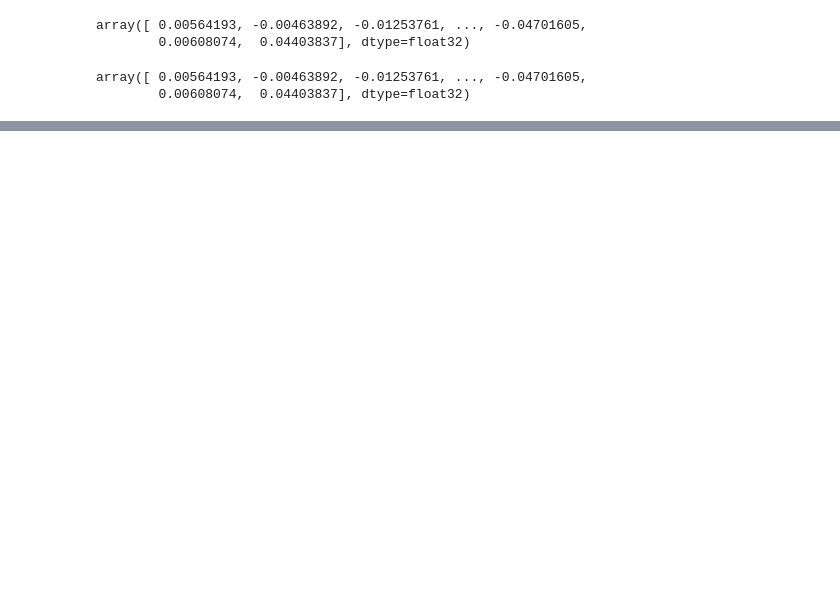
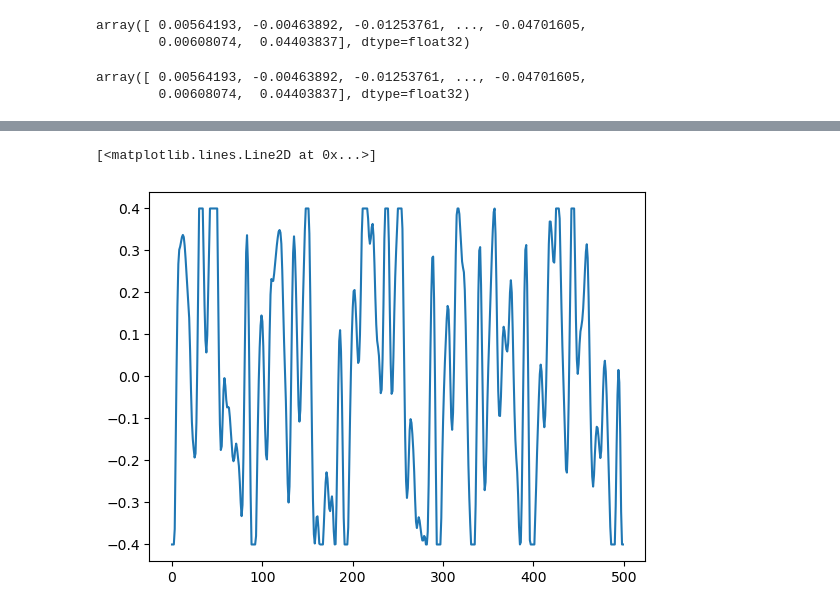
Before and after one commit to Dorin-D/signal_process_declip, a Jupyter notebook: audio_declipping.ipynb, the cells around one changed output, grey strips where cells are left out. Saved outputs shown, nothing was run; the diff lists cells and outputs as text; code cells hidden in the pictures; blank space fills up the shorter version.

```diff
--- a/audio_declipping.ipynb
+++ b/audio_declipping.ipynb
@@ -194,14 +232,15 @@ def declipping_ista(clipped_audio, clip_threshold, gamma, thresholding_function,
 # %%
-clip_threshold = 0.5
+clip_threshold = 0.2
 clipped_audio = np.clip(music_signal, -clip_threshold, clip_threshold)
 gamma = 0.9
-thresholding_function = lasso_shrinkage
-lambdas_ = np.logspace(-1, -1.1, 2)
-lambdas_ = [0.1, 0.08, 0.05]
+# thresholding_function = lasso_shrinkage
+thresholding_function = empirical_weiner
+# lambdas_ = np.logspace(-1, -1.1, 2)
+lambdas_ = [1e-1, 9e-2, 8.5e-2, 8e-2]
 
 n_iter = 10000
 i_between_lambdas = 200
 
-unclipped_audio = declipping_ista(clipped_audio, clip_threshold, gamma, thresholding_function, lambdas_, n_iter, i_between_lambdas)
+unclipped_audio, unclipped_audio_replaced = declipping_ista(clipped_audio, clip_threshold, gamma, thresholding_function, lambdas_, n_iter, i_between_lambdas)
 # %% [output]
 Iteration:  0  SNR:  0.0
@@ -231,3 +273,9 @@ array([ 0.00564193, -0.00463892, -0.01253761, ..., -0.04701605,
 Audio(clipped_audio, rate=music_rate)
 # %% [output]
 [interactive output not drawn]
+# %%
+interval = 81000
+plt.plot(clipped_audio[interval:interval+500])
+# %% [output]
+[<matplotlib.lines.Line2D at 0x...>]
+[figure, added]
```
Also changed, not shown: parts of 6 cells of this notebook.
